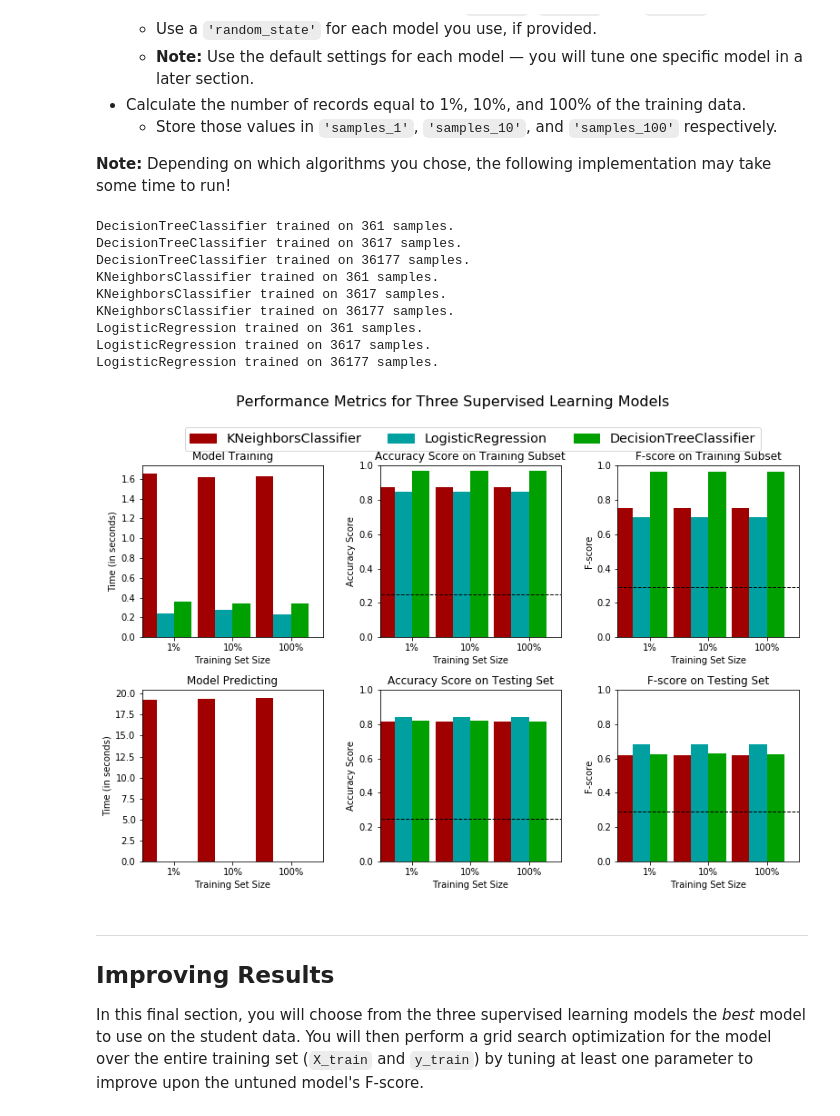
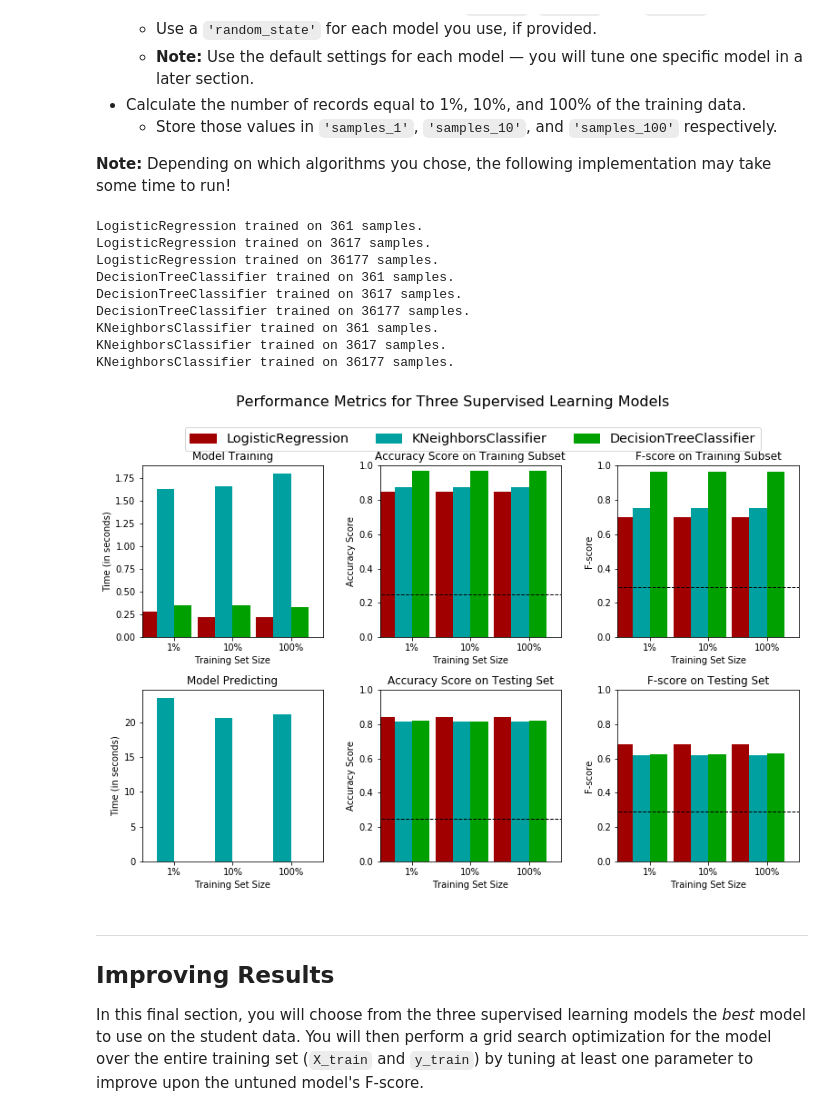
Before and after one commit to takp/machine-learning-nanodegree, a Jupyter notebook: finding_donors/finding_donors.ipynb, the cells around one changed output. Drawn from its saved outputs; the diff is of its cells as text; code cells hidden in the pictures.

```diff
--- a/finding_donors/finding_donors.ipynb
+++ b/finding_donors/finding_donors.ipynb
@@ -392,48 +401,45 @@ In the code cell, you will need to implement the following:
 **Note:** Depending on which algorithms you chose, the following implementation may take some time to run!
 # %%
 # TODO: Import the three supervised learning models from sklearn
+from sklearn.linear_model import LogisticRegression
 from sklearn import tree
 from sklearn.neighbors import KNeighborsClassifier
-# from sklearn.svm import SVC
-# from sklearn.naive_bayes import GaussianNB
-from sklearn.linear_model import LogisticRegression
 
 # TODO: Initialize the three models
-clf_A = tree.DecisionTreeClassifier()
-clf_B = KNeighborsClassifier(n_neighbors=3)
-# clf_C = SVC()
-clf_C = LogisticRegression()
+clf_A = LogisticRegression()
+clf_B = tree.DecisionTreeClassifier()
+clf_C = KNeighborsClassifier(n_neighbors=3)
 
 # TODO: Calculate the number of samples for 1%, 10%, and 100% of the training data
 # HINT: samples_100 is the entire training set i.e. len(y_train)
 # HINT: samples_10 is 10% of samples_100
 # HINT: samples_1 is 1% of samples_100
 samples_100 = len(y_train)
 samples_10 = len(y_train)/10
 samples_1 = len(y_train)/100
 
 # Collect results on the learners
 results = {}
 for clf in [clf_A, clf_B, clf_C]:
     clf_name = clf.__class__.__name__
     results[clf_name] = {}
     for i, samples in enumerate([samples_1, samples_10, samples_100]):
         results[clf_name][i] = \
         train_predict(clf, samples, X_train, y_train, X_test, y_test)
 
 # Run metrics visualization for the three supervised learning models chosen
 vs.evaluate(results, accuracy, fscore)
 # %% [output]
+LogisticRegression trained on 361 samples.
+LogisticRegression trained on 3617 samples.
+LogisticRegression trained on 36177 samples.
 DecisionTreeClassifier trained on 361 samples.
 DecisionTreeClassifier trained on 3617 samples.
 DecisionTreeClassifier trained on 36177 samples.
 KNeighborsClassifier trained on 361 samples.
 KNeighborsClassifier trained on 3617 samples.
 KNeighborsClassifier trained on 36177 samples.
-LogisticRegression trained on 361 samples.
-LogisticRegression trained on 3617 samples.
-LogisticRegression trained on 36177 samples.
-[figure, old version]
+[figure, new version]
 # %% [markdown]
 ----
 ## Improving Results
```
Also changed, not shown: parts of 17 cells of this notebook, 1 other file.
